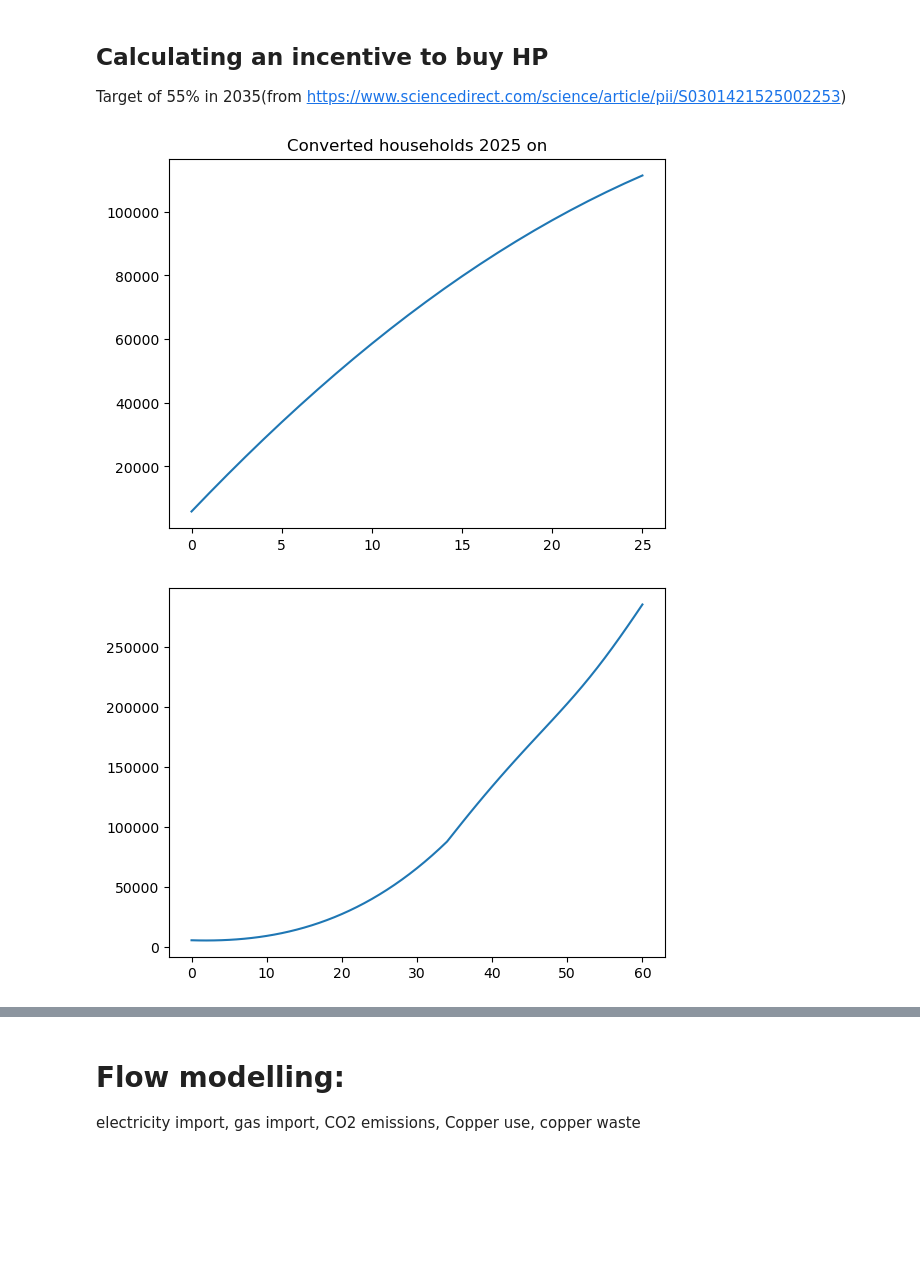
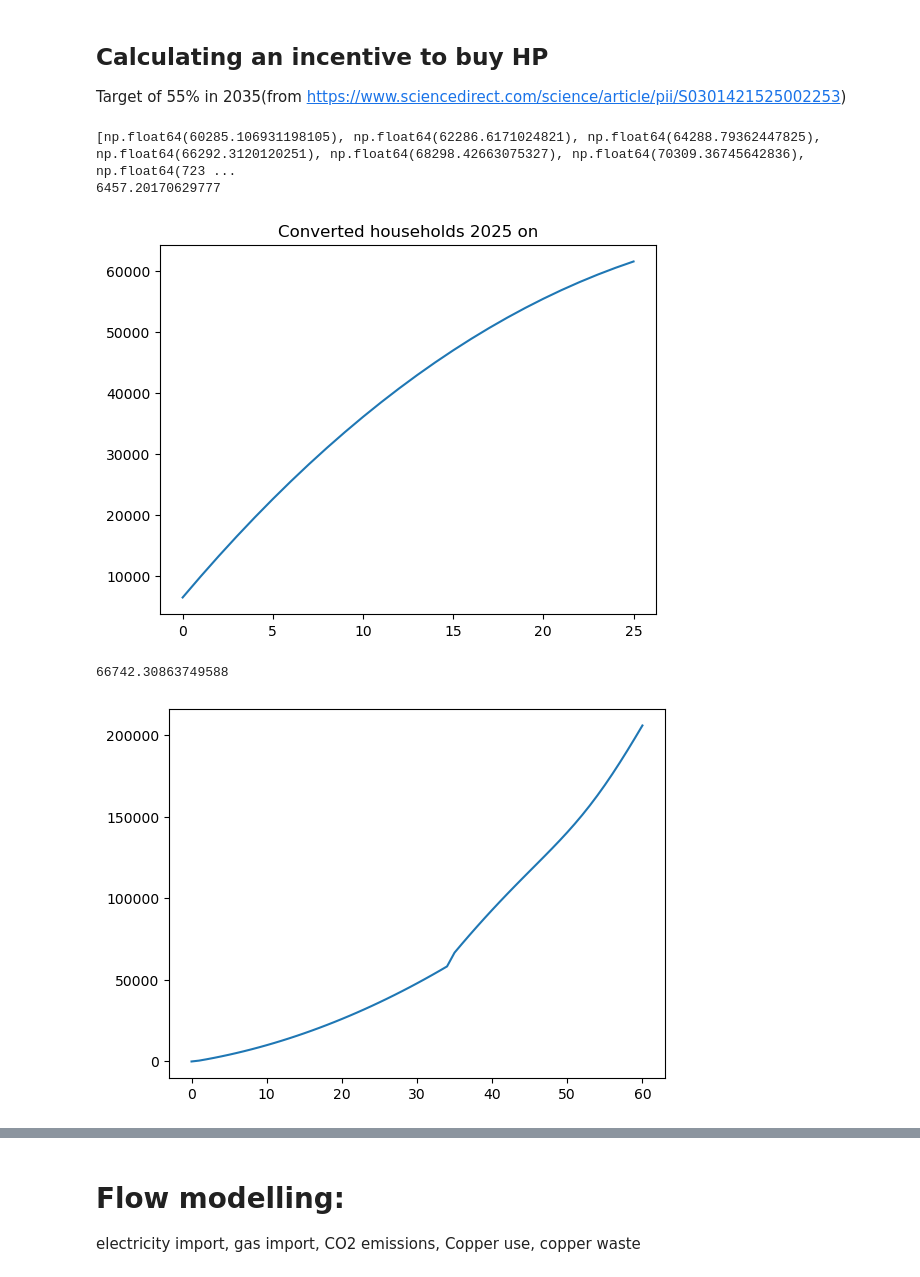
Before and after one commit to Margaux-Ccd/MFA_HeatPumps, a Jupyter notebook: Dynamic_MFA/Dynamic_HP.ipynb, the cells around one changed output, grey strips where cells are left out. Cells and saved outputs as stored; diff of their text form; code cells hidden in the pictures; blank space fills up the shorter version.

```diff
--- a/Dynamic_MFA/Dynamic_HP.ipynb
+++ b/Dynamic_MFA/Dynamic_HP.ipynb
@@ -87,7 +87,7 @@ y = np.array(Housing_data)
 polynomial_func, a0, a_prime = polyfit_fixed_last_point(x, y, degree=1)
 
 # Generate points for plotting the curve
-x_new = np.arange(1990, 2051)
+x_new = np.arange(1960, 2051)
 y_fit = polynomial_func(x_new)
 
 # Plotting
@@ -184,7 +184,7 @@ x = np.array(Data_past)
 y = np.array(Data_past_HP)
 
 # Perform the constrained fit
-polynomial_func, a0, a_prime = polyfit_fixed_last_point(x, y, degree=2)
+polynomial_func, a0, a_prime = polyfit_fixed_last_point(x, y, degree=1)
 
 # Generate points for plotting the curve
 x_new = Years_HP
@@ -192,7 +192,7 @@ y_fit = polynomial_func(x_new)
 print(len(y_fit))
 # Plotting
 plt.scatter(x, y, label='Original Data')
-plt.plot(x_new, y_fit, color='red', label='2nd Order Constrained Fit')
+plt.plot(x_new, y_fit.clip(min=0), color='red', label='2nd Order Constrained Fit')
 plt.scatter(x[-1], y[-1], color='green', zorder=5, label='Fixed Point') # Highlight fixed point
 plt.xlabel('x')
 plt.ylabel('y')
@@ -206,6 +206,6 @@ plt.show()
 # print(f"Function: {polynomial_func}")
 
 
-HP_stock_i=[x*h for x,h in zip(y_fit.tolist(),Housing)]
+HP_stock_i=[x*h for x,h in zip(y_fit.clip(min=0).tolist(),Housing)]
 # %% [output]
 35
@@ -263,21 +263,26 @@ Target of 55% in 2035(from https://www.sciencedirect.com/science/article/pii/S03
 # %%
 incentive_HP=2/100 #<- result: percentage of households that don't have converted yet but will convert due to incentives
 
 # calculate converted households
 Converted_households=[incentive_HP*(housing_2024-HP_stock_i[-1])]
 
 for i in range(1,26):
     Converted_households.append(incentive_HP*(Housing[26-i]-HP_stock[26-i]-Converted_households[-1])+Converted_households[-1])
 plt.plot(Converted_households)
 plt.title("Converted households 2025 on")
 
-HP_stock_f1 = [a+ b for a,b in zip(HP_DSM.s[-(2050-2024):],Converted_households)]
+HP_stock_f1 = [a+ b for a,b in zip(HP_DSM.s[-26:],Converted_households)]
+print(HP_DSM.s[-26:])
+print(Converted_households[0])
 # %% [output]
+[np.float64(60285.106931198105), np.float64(62286.6171024821), np.float64(64288.79362447825), np.float64(66292.3120120251), np.float64(68298.42663075327), np.float64(70309.36745642836), np.float64(723 ...
+6457.20170629777
-[figure, old version]
+[figure, new version]
 # %%
 
 # total stock
 HP_stock1= HP_stock_i + HP_stock_f1
+print(HP_stock_f1[0])
 plt.plot(HP_stock1)
 
 # add new buildings
@@ -285,7 +290,8 @@ plt.plot(HP_stock1)
 HP_DSM_incentive = dsm.DynamicStockModel(t = np.arange(1990, 2051),
                                s =HP_stock1, lt = {'Type': HP_pdf, 'Mean': lifetime_HP_2024, 'StdDev': std_HP* np.array(lifetime_HP_2024)},)
 # %% [output]
+66742.30863749588
-[figure, old version]
+[figure, new version]
 # %%
 # compute stock driven model to get inflow
 HP_inc= HP_DSM_incentive.compute_stock_driven_model()
```
Also changed, not shown: parts of 6 cells of this notebook.
